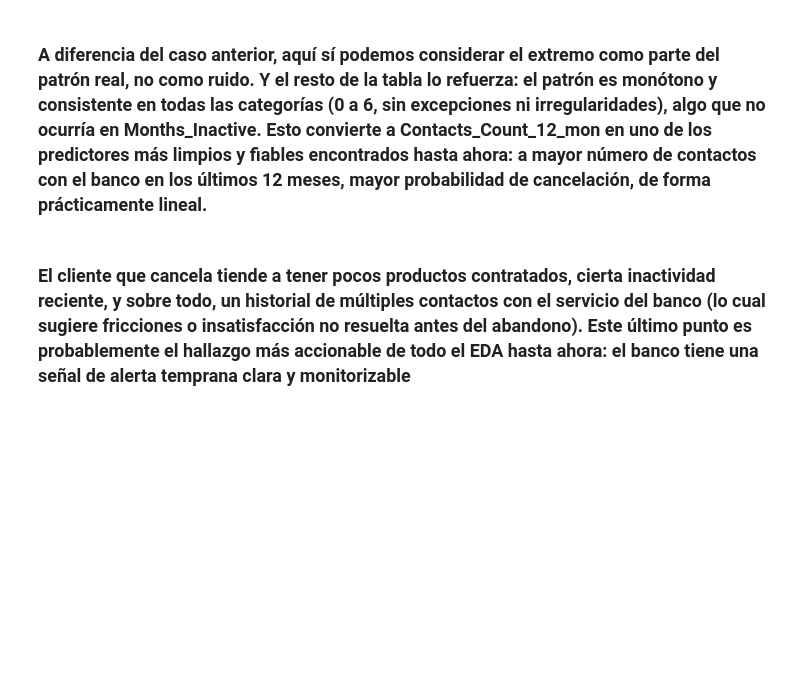
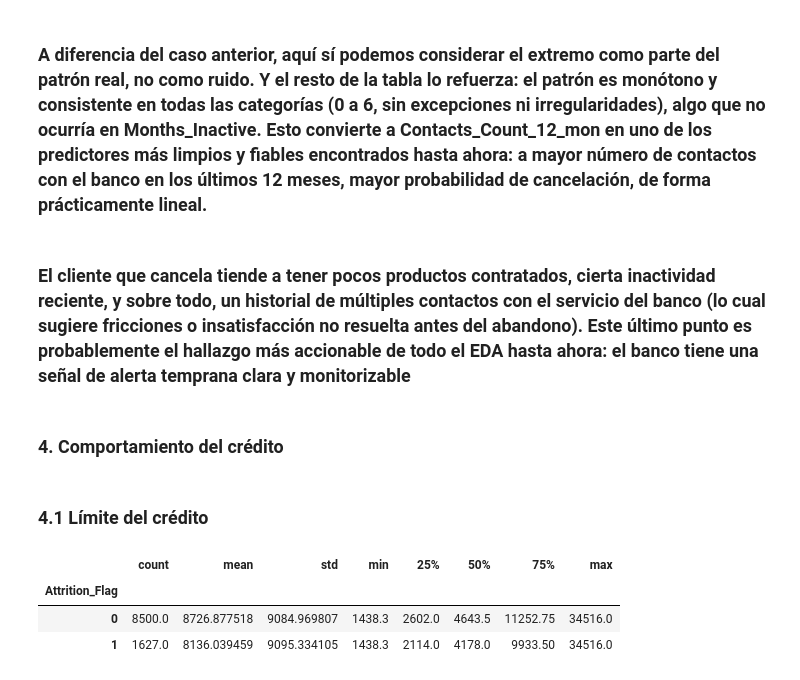
Before and after one commit to Dende8/Credit_Card_Churners, a Jupyter notebook: notebooks/eda.ipynb, the cells around one changed output. Cells and saved outputs as stored; diff of their text form; code cells hidden in the pictures; blank space fills up the shorter version.

Commit message:
Continuación del EDA
Comportamiento del crédito

```diff
--- a/notebooks/eda.ipynb
+++ b/notebooks/eda.ipynb
@@ -239,3 +221,14 @@ Name: count, dtype: int64
 ### A diferencia del caso anterior, aquí sí podemos considerar el extremo como parte del patrón real, no como ruido. Y el resto de la tabla lo refuerza: el patrón es monótono y consistente en todas las categorías (0 a 6, sin excepciones ni irregularidades), algo que no ocurría en Months_Inactive. Esto convierte a Contacts_Count_12_mon en uno de los predictores más limpios y fiables encontrados hasta ahora: a mayor número de contactos con el banco en los últimos 12 meses, mayor probabilidad de cancelación, de forma prácticamente lineal.
 # %% [markdown]
 ### El cliente que cancela tiende a tener pocos productos contratados, cierta inactividad reciente, y sobre todo, un historial de múltiples contactos con el servicio del banco (lo cual sugiere fricciones o insatisfacción no resuelta antes del abandono). Este último punto es probablemente el hallazgo más accionable de todo el EDA hasta ahora: el banco tiene una señal de alerta temprana clara y monitorizable
+# %% [markdown]
+### 4. Comportamiento del crédito
+# %% [markdown]
+### 4.1 Límite del crédito
+# %%
+df.groupby('Attrition_Flag')['Credit_Limit'].describe()
+# %% [output]
+|  | count | mean | std | min | 25% | 50% | 75% | max |
+| Attrition_Flag |  |  |  |  |  |  |  |  |
+| 0 | 8500.0 | 8726.877518 | 9084.969807 | 1438.3 | 2602.0 | 4643.5 | 11252.75 | 34516.0 |
+| 1 | 1627.0 | 8136.039459 | 9095.334105 | 1438.3 | 2114.0 | 4178.0 | 9933.50 | 34516.0 |
```
Also changed, not shown: parts of 16 cells of this notebook.
